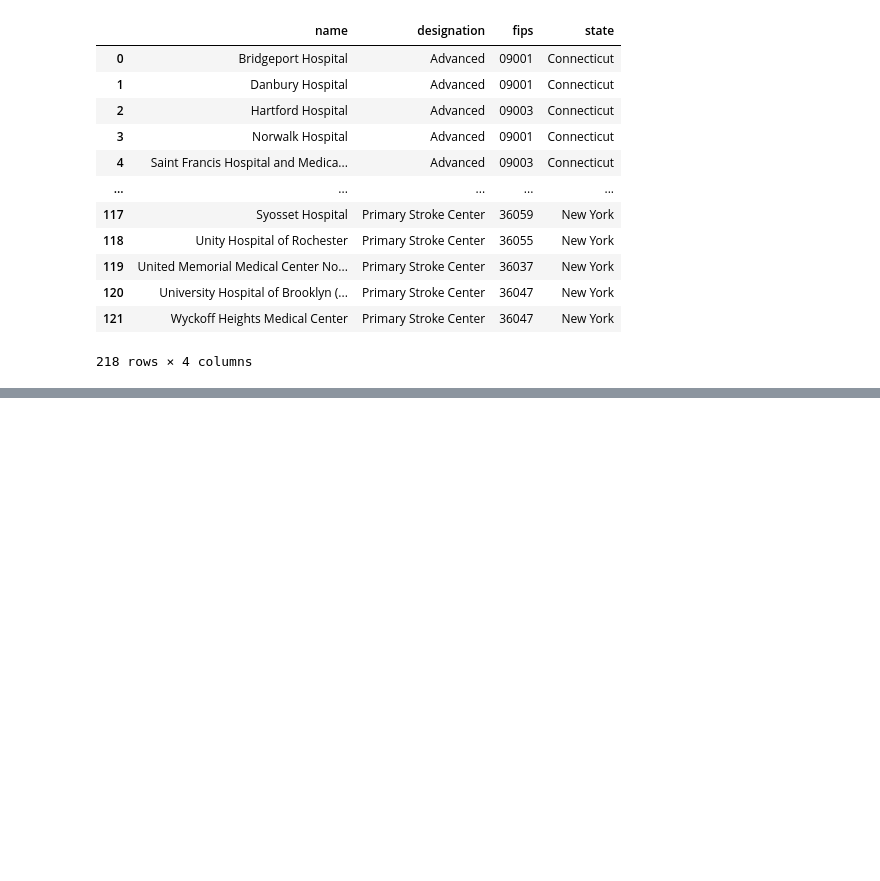
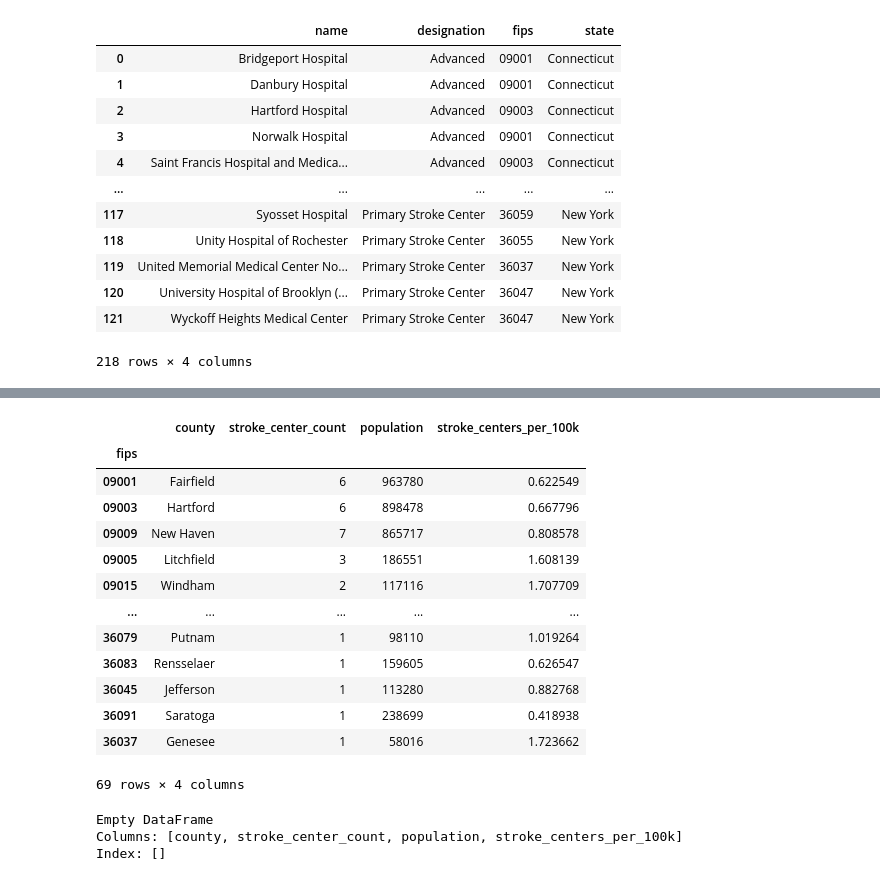
Before and after one commit to palism1/stroke-burden-index, a Jupyter notebook: data/scai_data/stroke_centers_per_100k.ipynb, the cells around one changed output, grey strips where cells are left out. Cells and saved outputs as stored; diff of their text form; code cells hidden in the pictures; blank space fills up the shorter version.

```diff
--- a/notebooks/stroke_centers_per_100k.ipynb
+++ b/data/scai_data/stroke_centers_per_100k.ipynb
@@ -455,0 +492,13 @@ stroke_centers
+# %%
+# Merge to bring in the county column
+stroke_centers = stroke_centers.merge(
+    fips_to_county[['fips', 'county']],
+    on='fips',
+    how='left'
+)
+
+# Check for any unmatched rows
+unmatched = stroke_centers[stroke_centers['county'].isna()]
+print(f"Unmatched rows: {len(unmatched)}")
+if len(unmatched) > 0:
+    print(unmatched[['name', 'fips', 'state']])
@@ -455,0 +557,23 @@ stroke_centers
+# %%
+final
+# %% [output]
+|  | county | stroke_center_count | population | stroke_centers_per_100k |
+| fips |  |  |  |  |
+| 09001 | Fairfield | 6 | 963780 | 0.622549 |
+| 09003 | Hartford | 6 | 898478 | 0.667796 |
+| 09009 | New Haven | 7 | 865717 | 0.808578 |
+| 09005 | Litchfield | 3 | 186551 | 1.608139 |
+| 09015 | Windham | 2 | 117116 | 1.707709 |
+| ... | ... | ... | ... | ... |
+| 36079 | Putnam | 1 | 98110 | 1.019264 |
+| 36083 | Rensselaer | 1 | 159605 | 0.626547 |
+| 36045 | Jefferson | 1 | 113280 | 0.882768 |
+| 36091 | Saratoga | 1 | 238699 | 0.418938 |
+| 36037 | Genesee | 1 | 58016 | 1.723662 |
+69 rows × 4 columns
+# %%
+print(final[final['stroke_centers_per_100k'].isna()])
+# %% [output]
+Empty DataFrame
+Columns: [county, stroke_center_count, population, stroke_centers_per_100k]
+Index: []
```
Also changed, not shown: parts of 19 cells of this notebook, 2 other files.
